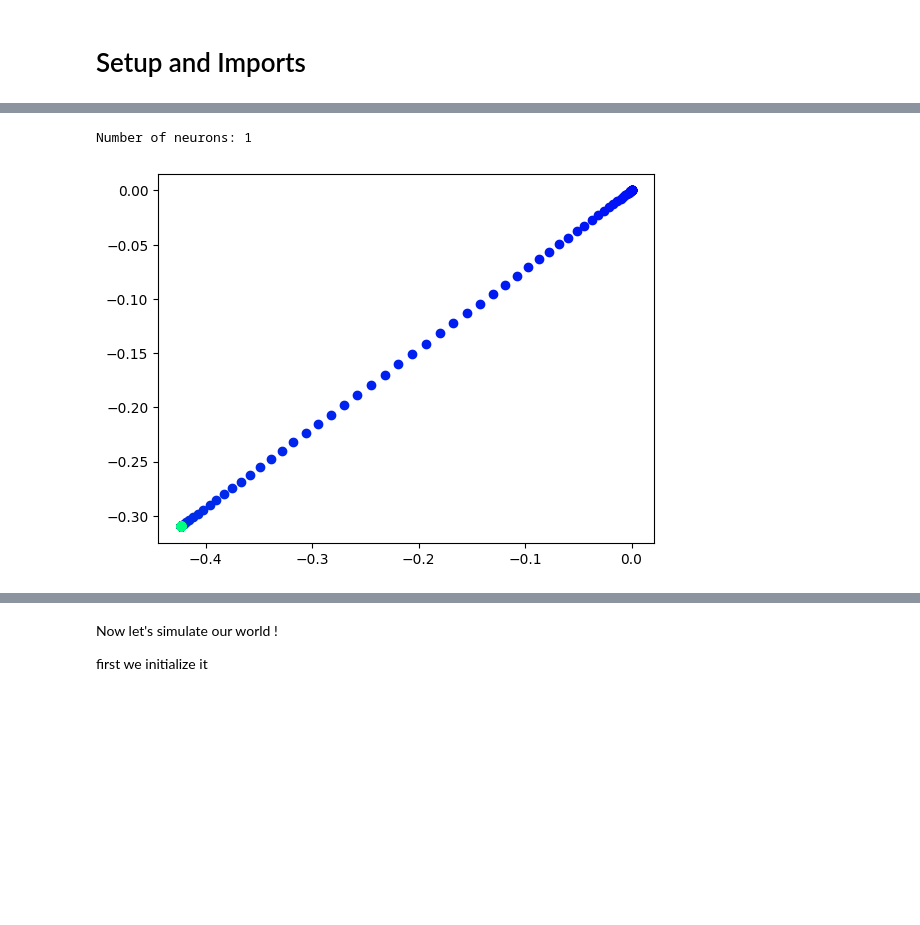
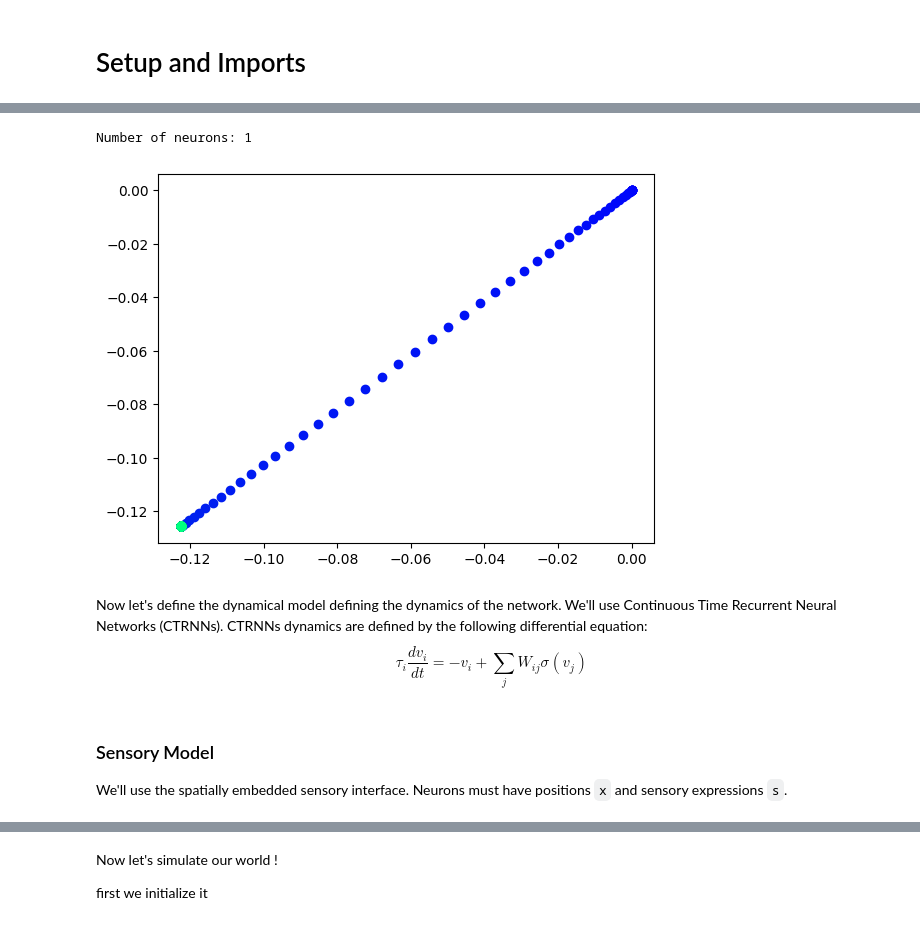
Before and after one commit to erwanplantec/ecoevodevox, a Jupyter notebook: notebooks/demo.ipynb, the cells around one changed output, grey strips where cells are left out. Drawn from its saved outputs; the diff is of its cells as text; code cells hidden in the pictures; blank space fills up the shorter version.

```diff
--- a/notebooks/demo.ipynb
+++ b/notebooks/demo.ipynb
@@ -41,0 +40,14 @@ def encoding_factory(key):
+# %%
+from src.devo import RAND
+
+# we create a constructor function as we will need to create multiple instances of the same model
+encoding_factory = partial(RAND,
+                           nb_neurons=1,            # number of initial neurons
+                           max_neurons=64,          # maximum number of neurons
+                           network_type="ctrnn",    # network type
+                           sensory_genes=8,         # number of sensory genes
+                           regulatory_genes=4)      # number of regulatory genes
+
+encoding_model = encoding_factory(key=jr.key(0))
+# let's look at the model
+encoding_model
@@ -42,21 +72,24 @@ def encoding_factory(key):
 # %%
-# Let's test a randomly generated RAND
+# Let's test what this randmoly generated RAND does
 
 key_mdl, key_init, key_migr = jr.split(jr.key(1001), 3)
-
-encoding_model = encoding_factory(key_mdl)
 
 state = encoding_model.init(key_init)
 final_state, data = encoding_model.do_migration(state, key_migr)
 xs = data["state"].X
 masks = data["state"].mask
 print("Number of neurons:", masks[-1].sum())
 for t in range(xs.shape[0]):
     plt.scatter(*xs[t, masks[t]].T, color=plt.cm.winter(t/xs.shape[0]))
 plt.show()
 # %% [output]
 Number of neurons: 1
-[figure, old version]
+[figure, new version]
+# %% [markdown]
+Now let's define the dynamical model defining the dynamics of the network. We'll use Continuous Time Recurrent Neural Networks (CTRNNs). CTRNNs dynamics are defined by the following differential equation:
+$$
+\tau_i \frac{dv_i}{dt} = -v_i + \sum_j W_{ij} \sigma(v_j)
+$$
 # %%
 from src.agents.nn import CTRNNPolicy, make_apply_init
 
@@ -68 +103,5 @@ policy = policy_factory(jr.key(8))
 policy_apply, policy_init = make_apply_init(policy)
+# %% [markdown]
+### Sensory Model
+
+We'll use the spatially embedded sensory interface. Neurons must have positions `x` and sensory expressions `s`.
```
Also changed, not shown: parts of 28 cells of this notebook, 5 other files.
